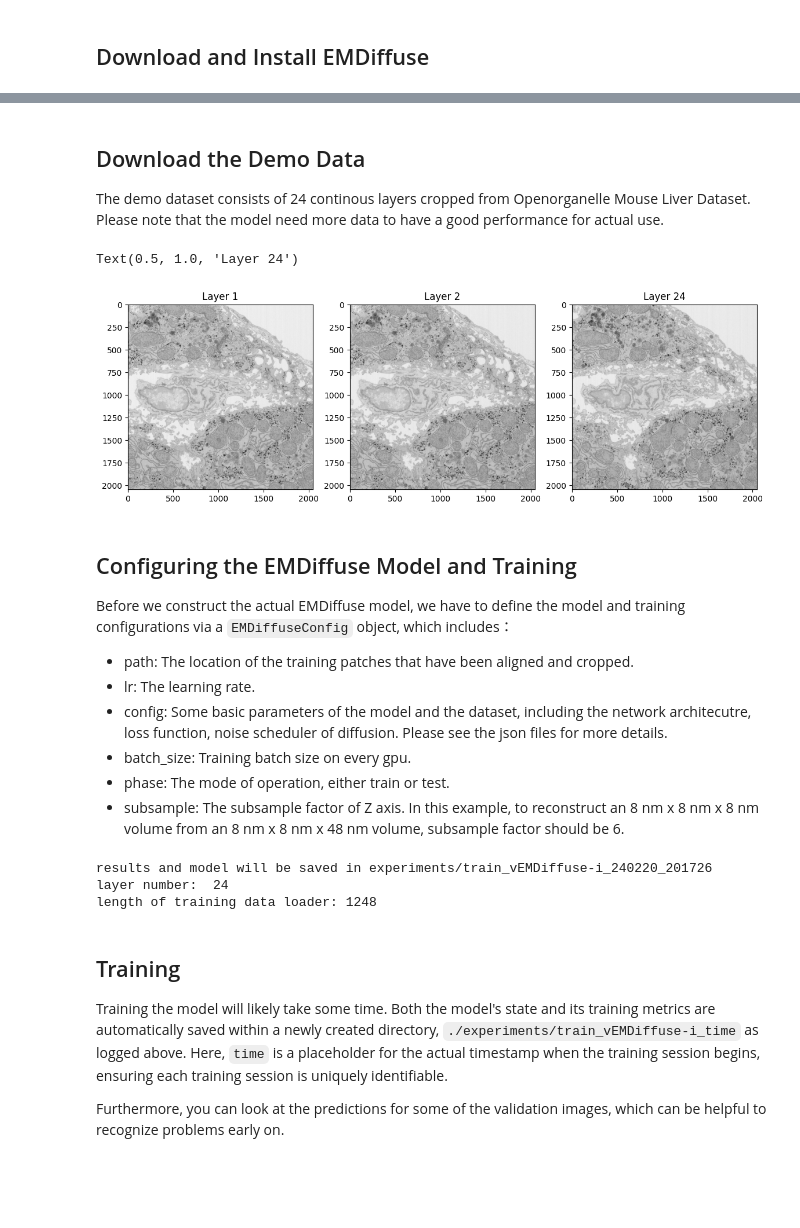
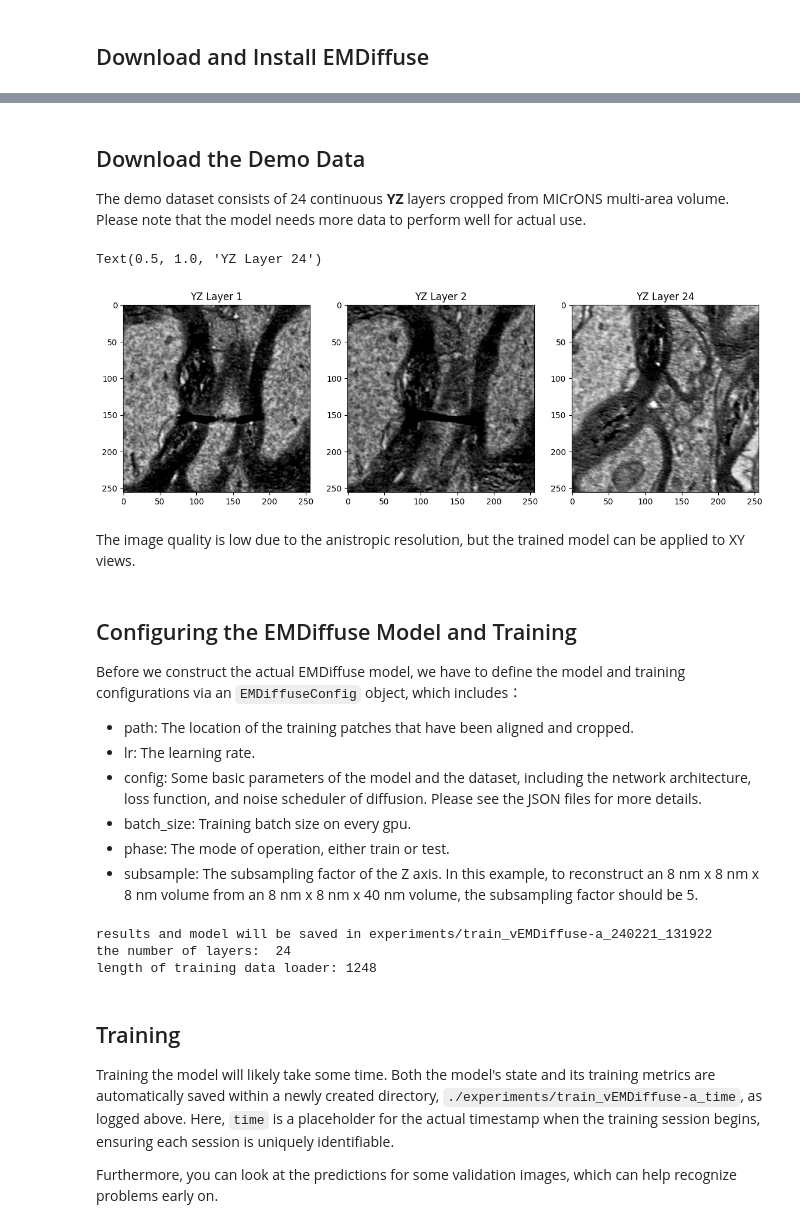
Before and after one commit to Luchixiang/EMDiffuse, a Jupyter notebook: example/vEMDiffuse-a/training.ipynb, the cells around one changed output, grey strips where cells are left out. Saved outputs shown, nothing was run; the diff lists cells and outputs as text; code cells hidden in the pictures; blank space fills up the shorter version.

```diff
--- a/example/vEMDiffuse-a/training.ipynb
+++ b/example/vEMDiffuse-a/training.ipynb
@@ -34,7 +33,7 @@ from tifffile import imread, imwrite
 import matplotlib.pyplot as plt
 # %% [markdown]
 ## Download the Demo Data
-The demo dataset consists of 24 continous layers cropped from Openorganelle Mouse Liver Dataset. Please note that the model need more data to have a good performance for actual use.
+The demo dataset consists of 24 continuous **YZ** layers cropped from MICrONS multi-area volume. Please note that the model needs more data to perform well for actual use.
 # %%
 if not os.path.isdir('./dataset'):
     os.mkdir('./dataset')
@@ -48,23 +44,25 @@ if not os.path.exists(zipPath):
     with zipfile.ZipFile(zipPath, 'r') as zip_ref:
         zip_ref.extractall("dataset")
 # %%
-dataset_path = './dataset/vEMDiffuse_dataset_demo'
-example_image_layer0 = imread(os.path.join(dataset_path, '0.tif'))
-example_image_layer1 = imread(os.path.join(dataset_path, '1.tif'))
-example_image_layer23 = imread(os.path.join(dataset_path, '23.tif'))
+dataset_path = './dataset/vEMDiffusea_data_demo'
+example_image_layer0 = imread(os.path.join(dataset_path, '0.tif'))[:256, :256]
+example_image_layer1 = imread(os.path.join(dataset_path, '1.tif'))[:256, :256]
+example_image_layer23 = imread(os.path.join(dataset_path, '23.tif'))[:256, :256]
 plt.figure(figsize=(14,7))
 plt.subplot(1,3,1)
 plt.imshow(example_image_layer0, cmap='gray')
-plt.title('Layer 1')
+plt.title('YZ Layer 1')
 plt.subplot(1,3,2)
 plt.imshow(example_image_layer1, cmap='gray')
-plt.title('Layer 2')
+plt.title('YZ Layer 2')
 plt.subplot(1,3,3)
 plt.imshow(example_image_layer23, cmap='gray')
-plt.title('Layer 24')
+plt.title('YZ Layer 24')
 # %% [output]
-Text(0.5, 1.0, 'Layer 24')
+Text(0.5, 1.0, 'YZ Layer 24')
-[figure, old version]
+[figure, new version]
+# %% [markdown]
+The image quality is low due to the anistropic resolution, but the trained model can be applied to XY views.
 # %%
 import core.praser as Praser
 import os
@@ -80,31 +78,31 @@ from emdiffuse_conifg import EMDiffuseConfig
 from run import main_worker
 # %% [markdown]
 ## Configuring the EMDiffuse Model and Training
-Before we construct the actual EMDiffuse model, we have to define the model and training configurations via a `EMDiffuseConfig` object, which includes：
+Before we construct the actual EMDiffuse model, we have to define the model and training configurations via an `EMDiffuseConfig` object, which includes：
 - path: The location of the training patches that have been aligned and cropped.
 - lr: The learning rate.
-- config: Some basic parameters of the model and the dataset, including the network architecutre, loss function, noise scheduler of diffusion. Please see the json files for more details.
+- config: Some basic parameters of the model and the dataset, including the network architecture, loss function, and noise scheduler of diffusion. Please see the JSON files for more details.
 - batch_size: Training batch size on every gpu.
 - phase: The mode of operation, either train or test.
-- subsample: The subsample factor of Z axis. In this example, to reconstruct an 8 nm x 8 nm x 8 nm volume from an 8 nm x 8 nm x 48 nm volume, subsample factor should be 6.
+- subsample: The subsampling factor of the Z axis. In this example, to reconstruct an 8 nm x 8 nm x 8 nm volume from an 8 nm x 8 nm x 40 nm volume, the subsampling factor should be 5.
 # %%
-config = EMDiffuseConfig(config='config/vEMDiffuse-i.json', phase='train',
-                         path='./dataset/vEMDiffuse_dataset_demo/', batch_size=16, subsample=6, lr=5e-5)
+config = EMDiffuseConfig(config='config/vEMDiffuse-a.json', phase='train',
+                         path='./dataset/vEMDiffuse_dataset_demo/', batch_size=16, subsample=5, lr=5e-5)
 opt = Praser.parse(config) # Parse the config
 opt['world_size'] = 1
 Util.set_seed(opt['seed'])
 model = create_EMDiffuse(opt)
 print(f'length of training data loader: {len(model.phase_loader)}')
 # %% [output]
-results and model will be saved in experiments/train_vEMDiffuse-i_240220_201726
-layer number:  24
+results and model will be saved in experiments/train_vEMDiffuse-a_240221_131922
+the number of layers:  24
 length of training data loader: 1248
 # %% [markdown]
 ## Training
-Training the model will likely take some time. Both the model's state and its training metrics are automatically saved within a newly created directory, `./experiments/train_vEMDiffuse-i_time` as logged above. Here, `time` is a placeholder for the actual timestamp when the training session begins, ensuring each training session is uniquely identifiable.
+Training the model will likely take some time. Both the model's state and its training metrics are automatically saved within a newly created directory, `./experiments/train_vEMDiffuse-a_time`, as logged above. Here, `time` is a placeholder for the actual timestamp when the training session begins, ensuring each session is uniquely identifiable.
 
 
-Furthermore, you can look at the predictions for some of the validation images, which can be helpful to recognize problems early on.
+Furthermore, you can look at the predictions for some validation images, which can help recognize problems early on.
 # %%
 model.train()
 # %% [output]
```
Also changed, not shown: parts of 6 cells of this notebook, 22 other files.
